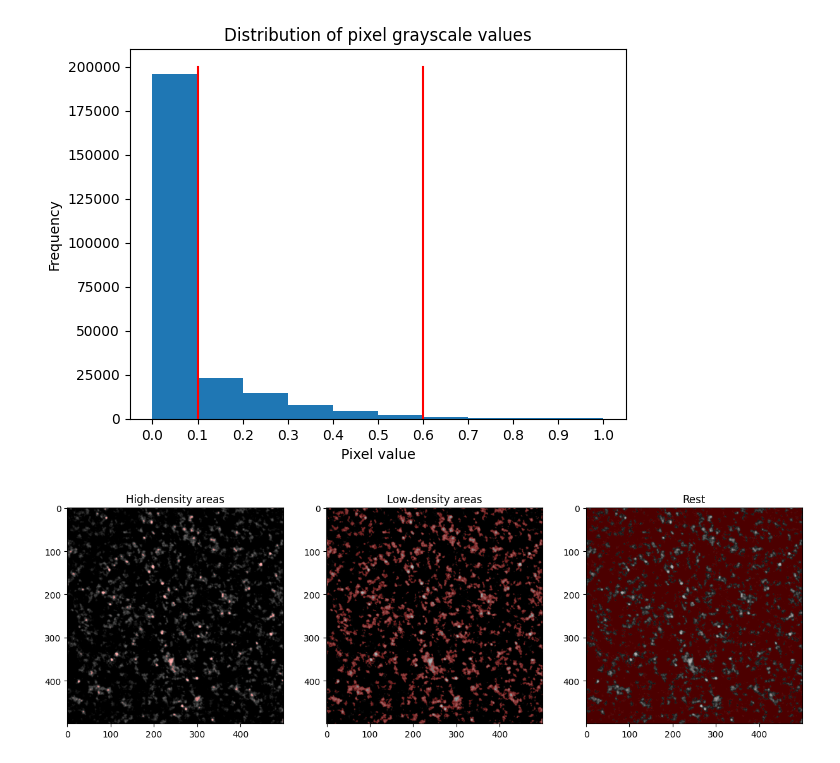
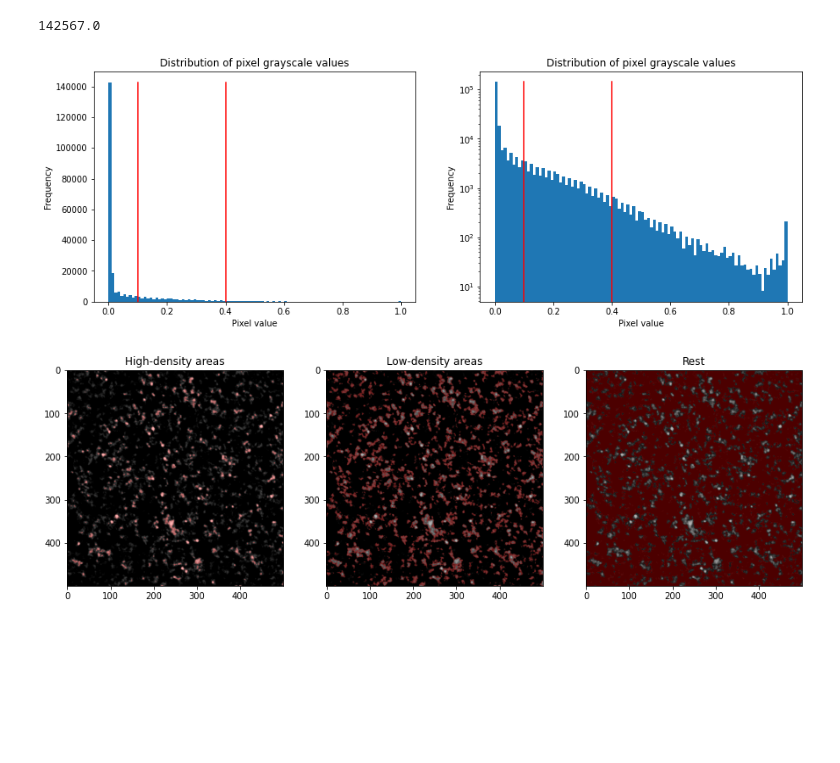
Before and after one commit to cappertherapper/Bachelorprojekt, a Jupyter notebook: thresholding_demo.ipynb, the cells around one changed output. Cells and saved outputs as stored; diff of their text form; code cells hidden in the pictures; blank space fills up the shorter version.

```diff
--- a/thresholding_demo.ipynb
+++ b/thresholding_demo.ipynb
@@ -14,22 +14,33 @@ label_video = get_video('images/cheese_gel.avi', threshold=None, skip_size=239)
 # im = io.imread("images/last_pic_zoomed.png")
 # %%
 thr1 = 0.1
-thr2 = 0.6
+thr2 = 0.4
 # %%
 im = label_video[1] [200:700,200:700]
+fig, ax = plt.subplots(1, 2, figsize=(15,5))
 # plt.axis("off")
 # plt.tight_layout()
 # plt.imshow(im)
-n, bins, patches = plt.hist(im.flatten(), bins=10)
-plt.xticks(bins)
-plt.plot([thr1, thr1], [0, 200000], 'r-')
-plt.plot([thr2, thr2], [0, 200000], 'r-')
-plt.xlabel('Pixel value')
-plt.ylabel('Frequency')
-plt.title('Distribution of pixel grayscale values')
+n, bins, patches = ax[0].hist(im.flatten(), bins=100)
+print(n[0])
+ax[0].plot([thr1, thr1], [0, n[0]], 'r-')
+ax[0].plot([thr2, thr2], [0, n[0]], 'r-')
+ax[0].set_xlabel('Pixel value')
+ax[0].set_ylabel('Frequency')
+ax[0].set_title('Distribution of pixel grayscale values')
+
+n, bins, patches = ax[1].hist(im.flatten(), bins=100)
+ax[1].plot([thr1, thr1], [0, n[0]], 'r-')
+ax[1].plot([thr2, thr2], [0, n[0]], 'r-')
+ax[1].set_yscale('log')
+ax[1].set_xlabel('Pixel value')
+ax[1].set_ylabel('Frequency')
+ax[1].set_title('Distribution of pixel grayscale values')
+
 plt.show()
 # %% [output]
+142567.0
-[figure, old version]
+[figure, new version]
 # %%
 hi_dens = im > thr2
 low_dens = np.logical_and(im > thr1, im < thr2)
@@ -48,7 +59,7 @@ ax[2].imshow(image_label_overlay_rest,cmap='gray')
 ax[2].set_title('Rest')
 plt.show()
 # %% [output]
-[figure, old version]
+[figure, new version]
 # %%
 plt.rcParams['image.cmap'] = 'Greys'
 def a (x):
```
Also changed, not shown: parts of 1 cell of this notebook, 4 other files.
